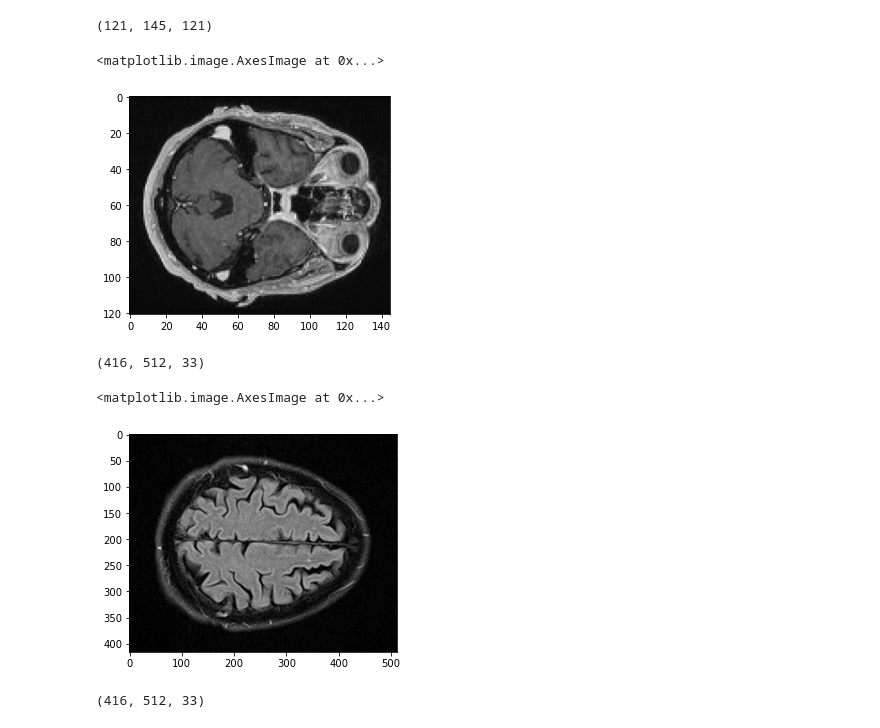
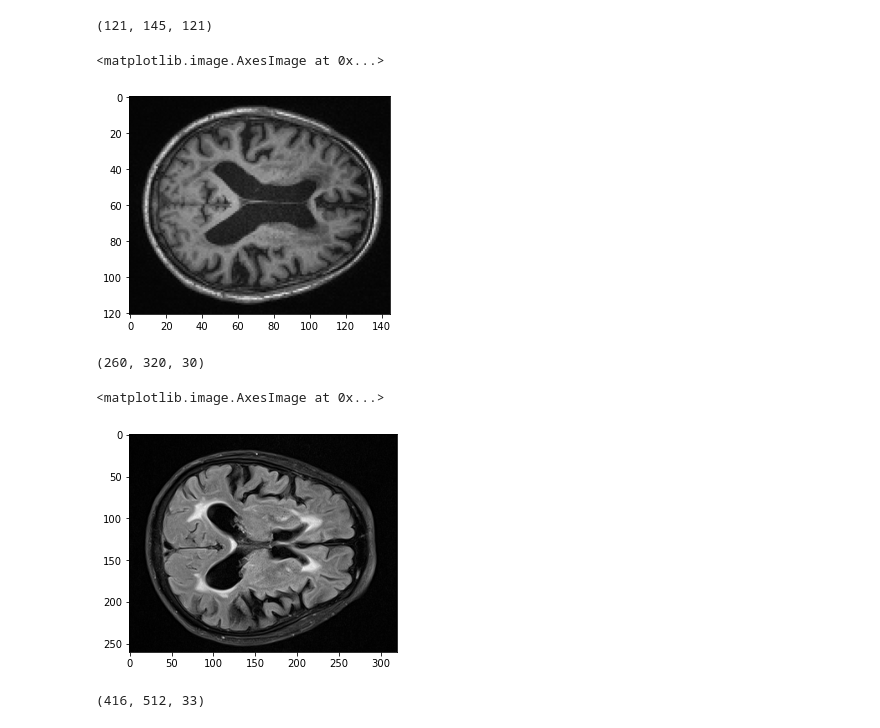
Before and after one commit to jackatcl/DL_for_Dementia, a Jupyter notebook: code/test.ipynb, the cells around one changed output. Cells and saved outputs as stored; diff of their text form; code cells hidden in the pictures.

```diff
--- a/code/test.ipynb
+++ b/code/test.ipynb
@@ -23,5 +23,5 @@ Matplotlib created a temporary config/cache directory at /tmp/matplotlib-ai4ykrq
 os.chdir('/gpfs/home/lc3424/capstone/2021_dementia/lc3424_workspace/code')
 
 t1_flair_file = pd.read_csv('t1_flair_file_match_with_reg.tsv', sep='\t')
-temp = t1_flair_file.loc[1, ['flair_path', 't1_path', 'flair_registered_file_path']]
+temp = t1_flair_file.loc[2835, ['flair_path', 't1_path', 'flair_registered_file_path']]
 flair, t1, flair_reg = temp.flair_path, temp.t1_path, temp.flair_registered_file_path
@@ -30,22 +57,24 @@ flair, t1, flair_reg = temp.flair_path, temp.t1_path, temp.flair_registered_file
 file = nib.load(t1)
 img = file.get_fdata()
 print(img.shape)
-plt.imshow(img[:,:,25], cmap='gray')
+plt.savefig('AD_example_t1.png')
+plt.imshow(img[:,:,60], cmap='gray')
 # %% [output]
 (121, 145, 121)
 <matplotlib.image.AxesImage at 0x...>
-[figure, old version]
+[figure, new version]
 # %%
 # flair original
 
 file = nib.load(flair)
 img = file.get_fdata()
 print(img.shape)
-plt.imshow(img[:,:,25], cmap='gray')
+plt.savefig('AD_example_flair.png')
+plt.imshow(img[:,:,15], cmap='gray')
 # %% [output]
-(416, 512, 33)
+(260, 320, 30)
 <matplotlib.image.AxesImage at 0x...>
-[figure, old version]
+[figure, new version]
 # %%
 # flair registered
 
```
Also changed, not shown: parts of 3 cells of this notebook, 8 other files.
